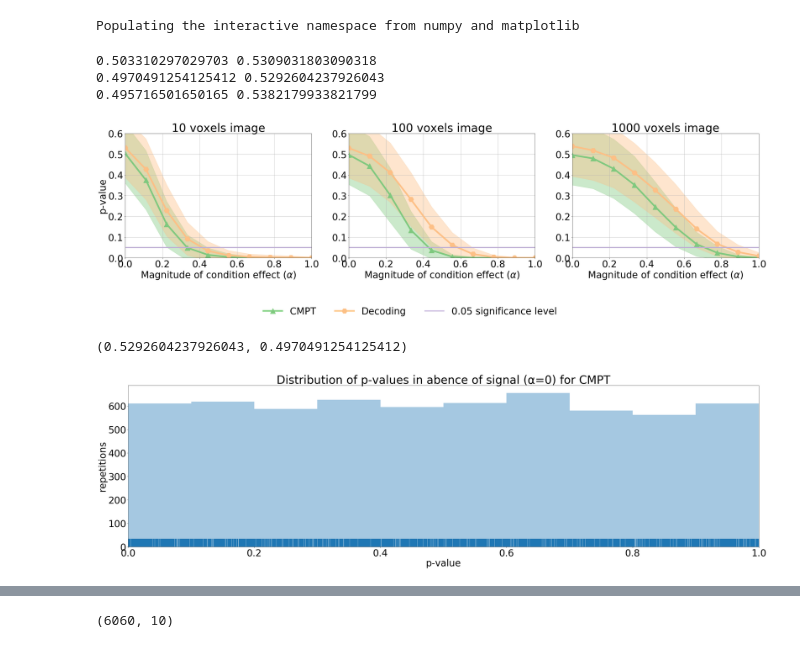
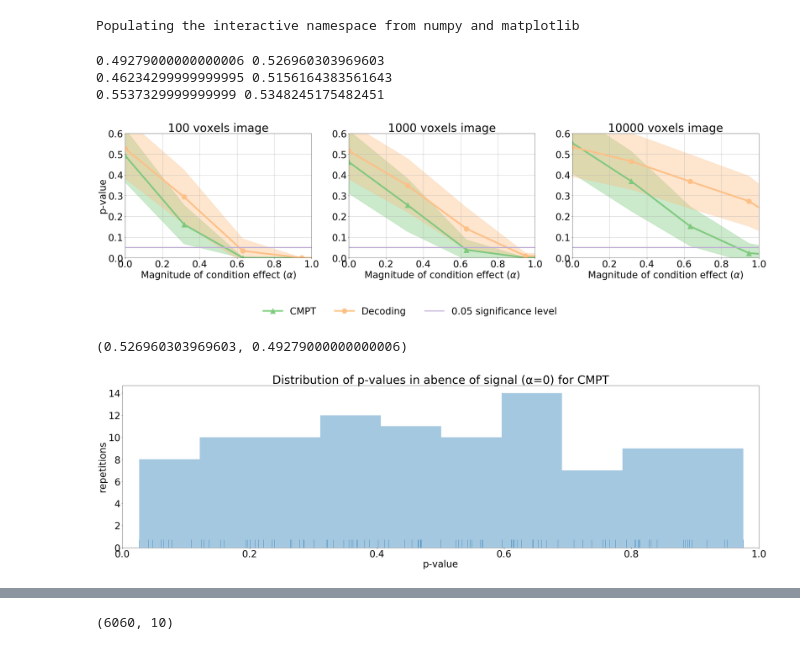
Before and after one commit to fabianp/Code_CMPT_paper, a Jupyter notebook: simulated_experiments/CMPT_plot_experiment.ipynb, the cells around one changed output, grey strips where cells are left out. Cells and saved outputs as stored; diff of their text form; code cells hidden in the pictures.

Commit message:
Upload data for experiments

```diff
--- a/simulated_experiments/CMPT_plot_experiment.ipynb
+++ b/simulated_experiments/CMPT_plot_experiment.ipynb
@@ -29,13 +29,13 @@ alpha_shaded = 0.4
 lw=6
 cmpt_threshold = []
 decoding_threshold = []
-all_dims = [10, 100, 1000]
-n_runs = 303
+all_dims = [100, 1000, 10000]
+n_runs = 1
 for i, width in enumerate(all_dims):
     width = str(width)
     alphas = np.load('data/alphas_%s.npy' % (width))
     pvals_cmpt = np.concatenate([np.load('data/cmpt_%s_%s.npy' % (width, run)) for run in range(n_runs)])
-    pvals_decoding = np.concatenate([np.load('data/decoding3_%s_%s.npy' % (width, run)) for run in range(n_runs)])
+    pvals_decoding = np.concatenate([np.load('data/decoding_%s_%s.npy' % (width, run)) for run in range(n_runs)])
     print(pvals_cmpt[:, 0].mean(), pvals_decoding[:, 0].mean())
 
     ax[i].set_title('%s voxels image' % (int(width)))
@@ -47,43 +47,43 @@ for i, width in enumerate(all_dims):
     mean_decoding = pvals_decoding.mean(0)
     err_decoding = pvals_decoding.std(0)
     decoding = ax[i].plot(alphas, mean_decoding, color=colors[2], lw=lw,
                           label='Decoding', marker='H', markersize=20)
     ax[i].fill_between(alphas, mean_decoding - err_decoding / 2.,
                      mean_decoding + err_decoding / 2., alpha=alpha_shaded, color=colors[2])
     significance = ax[i].plot(alphas, np.ones(alphas.size) * 0.05, lw=lw // 1.5, color=colors[1], label='0.05 significance level')
     ax[i].set_xlabel(r'Magnitude of condition effect (${\alpha}$)')
     ax[i].set_ylim((0, 0.6))
     ax[i].set_xlim((0, 1))
     ax[i].grid(True)
 
 ax[0].set_ylabel('p-value')
 plt.gcf().subplots_adjust(bottom=0.3)
 
 plt.figlegend((cmpt[0],
                decoding[0],
                significance[0]),
               ('CMPT','Decoding',
                '0.05 significance level'),
               ncol=6,
               loc = (0.0, 0.0),
               fancybox=False,
               framealpha=0.5,
               frameon=False,
               bbox_to_anchor=[0.2, 0.01]
              )
 plt.savefig('cmpt_vs_decoding.pdf', bbox_inches='tight')
 plt.show()
 # %% [output]
-0.503310297029703 0.5309031803090318
-0.4970491254125412 0.5292604237926043
-0.495716501650165 0.5382179933821799
+0.49279000000000006 0.526960303969603
+0.46234299999999995 0.5156164383561643
+0.5537329999999999 0.5348245175482451
-[figure, old version]
+[figure, new version]
 # %%
 pvals_cmpt = np.concatenate([np.load('data/cmpt_%s_%s.npy' % (100, run)) for run in range(n_runs)])
-pvals_decoding = np.concatenate([np.load('data/decoding3_%s_%s.npy' % (100, run)) for run in range(n_runs)])
+pvals_decoding = np.concatenate([np.load('data/decoding_%s_%s.npy' % (100, run)) for run in range(n_runs)])
 pvals_decoding[:, 0].mean(), pvals_cmpt[:, 0].mean()
 # %% [output]
-(0.5292604237926043, 0.4970491254125412)
+(0.526960303969603, 0.49279000000000006)
 # %%
 import seaborn as sns
 sns.distplot(pvals_cmpt[:, 0], bins=10, kde=False, rug=True)
@@ -93,7 +93,7 @@ plt.xlabel('p-value')
 plt.ylabel('repetitions')
 plt.savefig('cmpt_pvals_dist.pdf')
 # %% [output]
-[figure, old version]
+[figure, new version]
 # %%
 import seaborn as sns
 sns.distplot(pvals_decoding[:, 0], bins=10, kde=False, rug=True)
```
Also changed, not shown: parts of 1 cell of this notebook, 11 other files.
